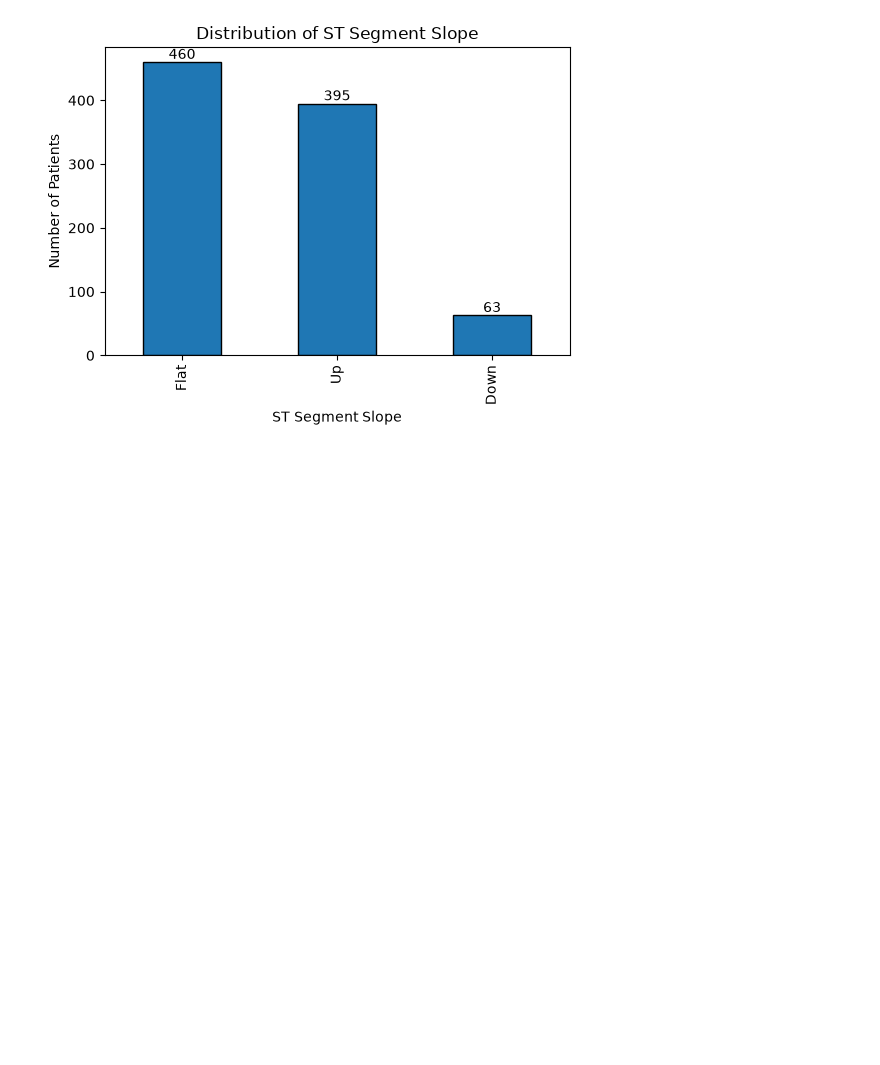
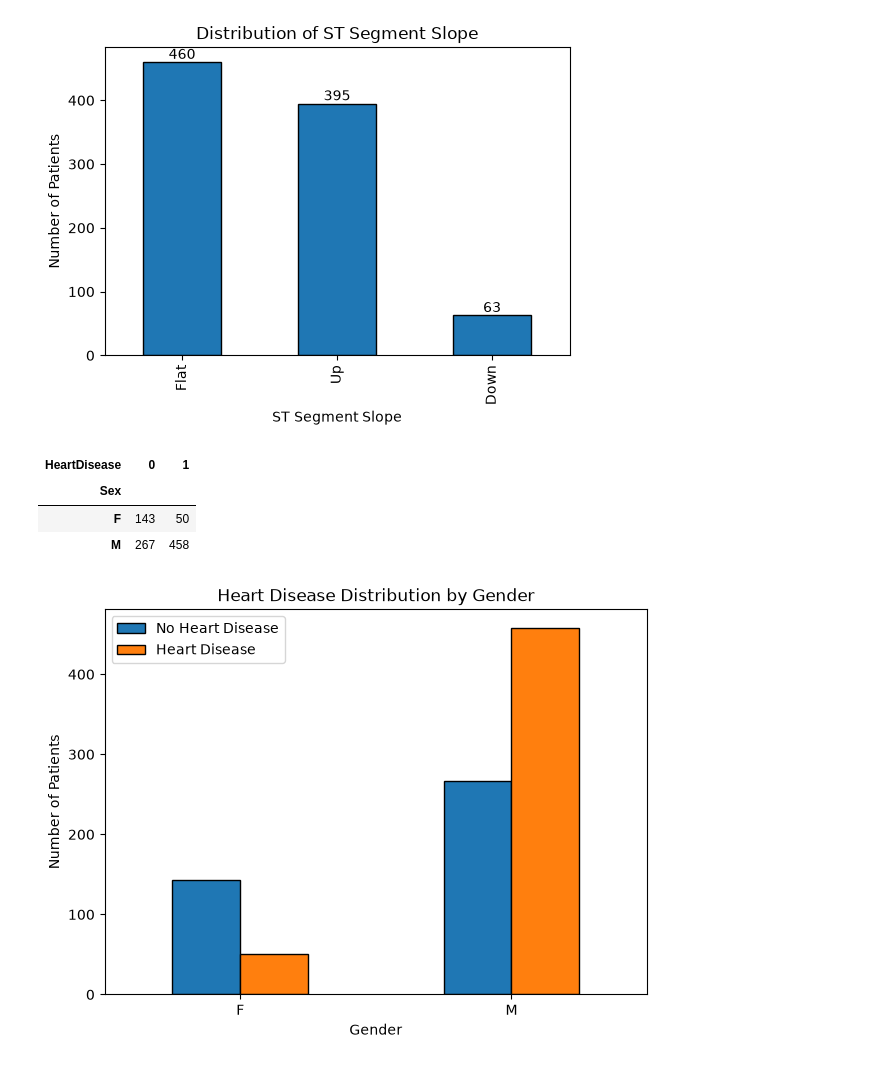
Before and after one commit to CyberFemi-x/HeartDiseasePrediction, a Jupyter notebook: notebooks/Heart_Disease_EDA.ipynb, the cells around one changed output. Drawn from its saved outputs; the diff is of its cells as text; code cells hidden in the pictures; blank space fills up the shorter version.

```diff
--- a/notebooks/Heart_Disease_EDA.ipynb
+++ b/notebooks/Heart_Disease_EDA.ipynb
@@ -410,3 +410,24 @@ for index, value in enumerate(st_counts):
 plt.show()
 # %% [output]
 [figure]
+# %%
+pd.crosstab(df["Sex"], df["HeartDisease"])
+# %% [output]
+| HeartDisease | 0 | 1 |
+| Sex |  |  |
+| F | 143 | 50 |
+| M | 267 | 458 |
+# %%
+gender_hd = pd.crosstab(df["Sex"], df["HeartDisease"])
+
+gender_hd.plot(kind="bar", figsize=(7,5), edgecolor="black")
+
+plt.title("Heart Disease Distribution by Gender")
+plt.xlabel("Gender")
+plt.ylabel("Number of Patients")
+plt.xticks(rotation=0)
+plt.legend(["No Heart Disease", "Heart Disease"])
+
+plt.show()
+# %% [output]
+[figure, added]
```
Also changed, not shown: parts of 29 cells of this notebook.
